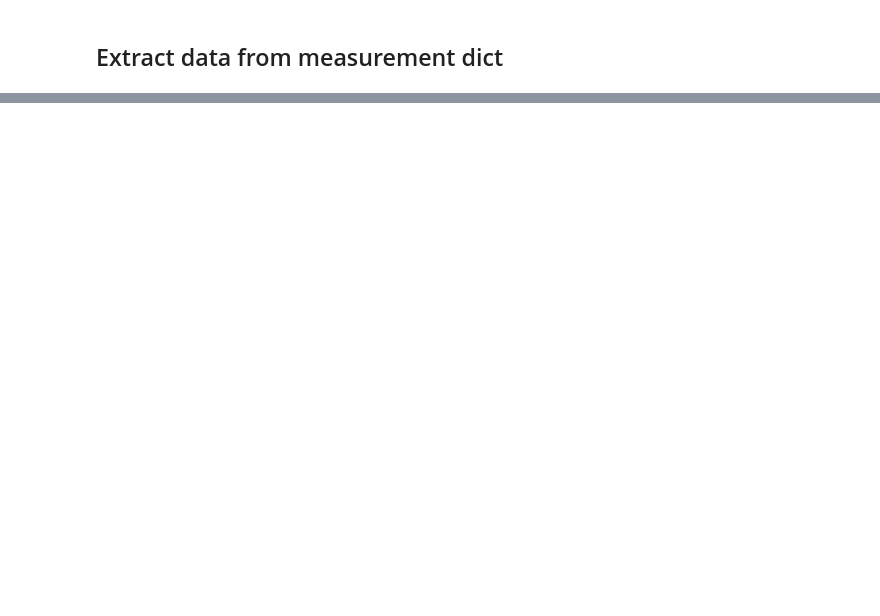
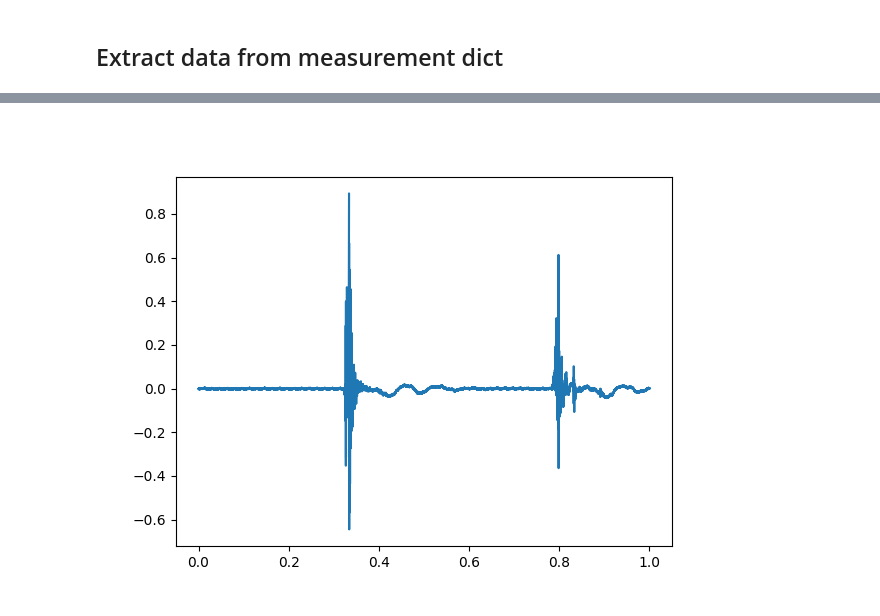
Before and after one commit to MrP123/scf_daq, a Jupyter notebook: main.ipynb, the cells around one changed output, grey strips where cells are left out. Drawn from its saved outputs; the diff is of its cells as text; code cells hidden in the pictures; blank space fills up the shorter version.

```diff
--- a/main.ipynb
+++ b/main.ipynb
@@ -146,0 +150,16 @@ plt.show()
+# %%
+from scipy.signal import butter, lfilter, freqz
+
+def butterworth_lp_filt(data, cutoff, fs, order=5):
+    b, a = butter(order, cutoff, fs=fs, btype="lowpass", analog=False)
+    y = lfilter(b, a, data)
+    return y
+
+f_cutoff = 25_000
+ch1_data_filt = butterworth_lp_filt(ch1_data, f_cutoff, fs)
+
+plt.clf()
+plt.plot(time, ch1_data_filt)
+plt.show()
+# %% [output]
+[figure, added]
```
Also changed, not shown: parts of 8 cells of this notebook.
